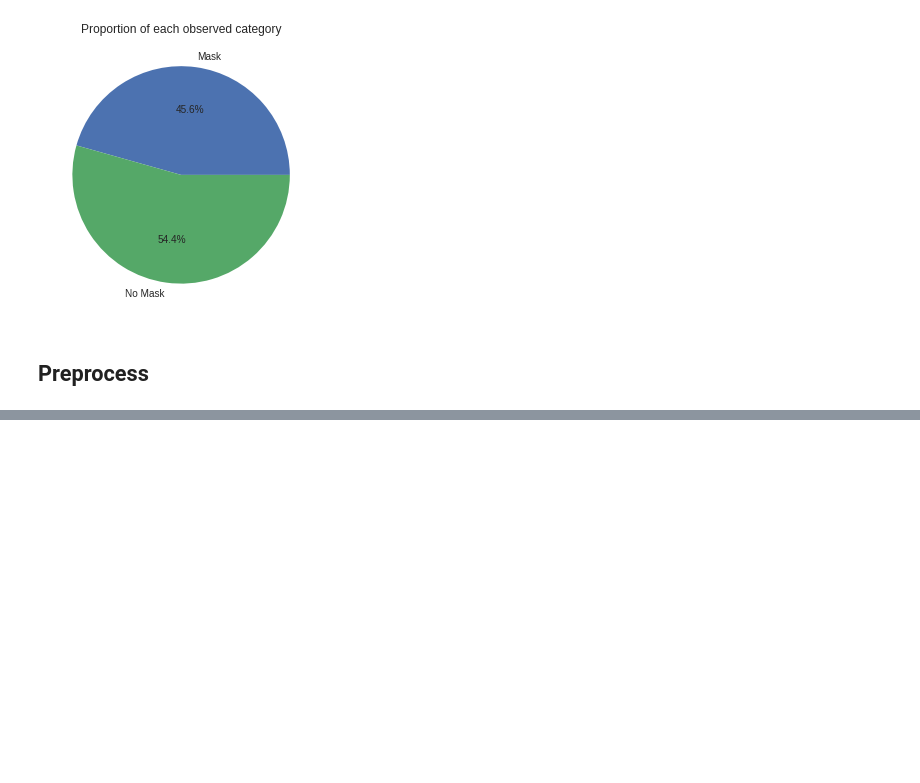
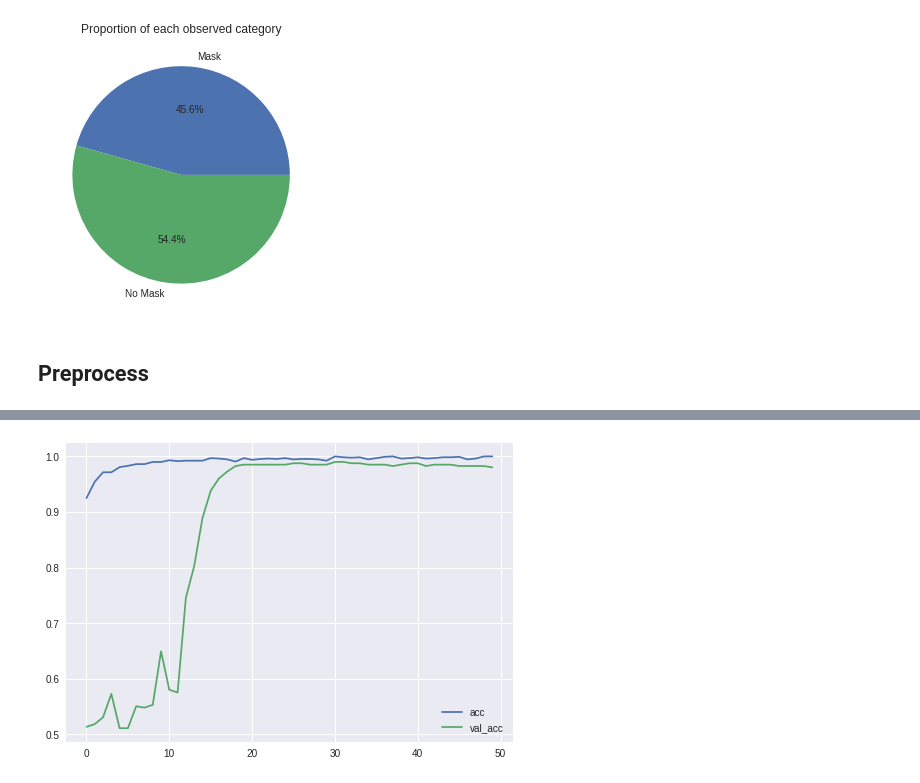
Before and after one commit to mrFahrenhiet/COVID_19_Mask_Detection, a Jupyter notebook: MaskDetect.ipynb, the cells around one changed output, grey strips where cells are left out. Drawn from its saved outputs; the diff is of its cells as text; code cells hidden in the pictures; blank space fills up the shorter version.

```diff
--- a/MaskDetect.ipynb
+++ b/MaskDetect.ipynb
@@ -279,0 +425,7 @@ from keras.preprocessing import image
+# %%
+model.compile(optimizer='adam',loss='binary_crossentropy',metrics=['accuracy'])
+# %%
+mc = tf.keras.callbacks.ModelCheckpoint(monitor='val_accuracy',filepath="./best_model.h5",save_best_only=True)
+lrr = tf.keras.callbacks.ReduceLROnPlateau(monitor='val_loss',factor=0.5,patience=2,verbose=1)
+# %%
+hist = model.fit(train_generator,steps_per_epoch=1297/16,validation_data=val_generator,validation_steps=405/16,epochs=50,callbacks=[mc,lrr])
@@ -279,0 +450,11 @@ from keras.preprocessing import image
+# %%
+acc = hist.history['accuracy']
+val_acc = hist.history['val_accuracy']
+# %%
+plt.style.use('seaborn')
+plt.plot(acc,label='acc')
+plt.plot(val_acc,label='val_acc')
+plt.legend()
+plt.show()
+# %% [output]
+[figure, added]
```
Also changed, not shown: parts of 48 cells of this notebook.
